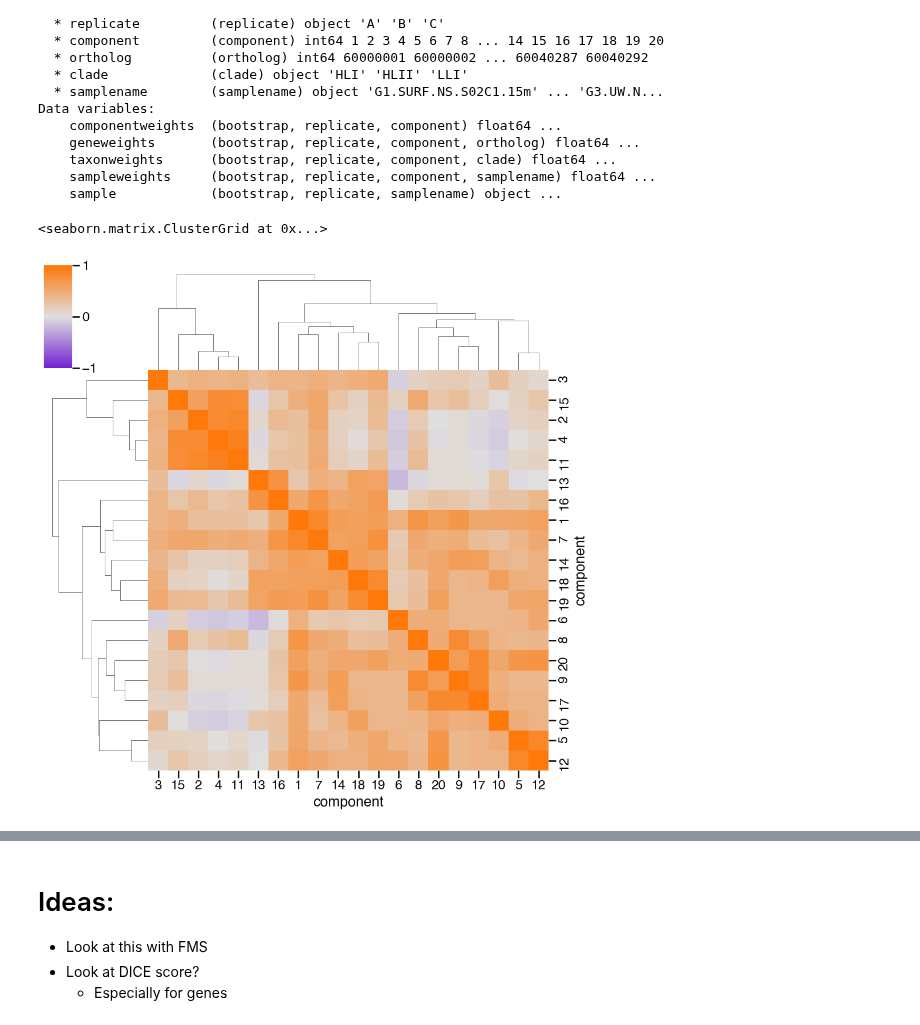
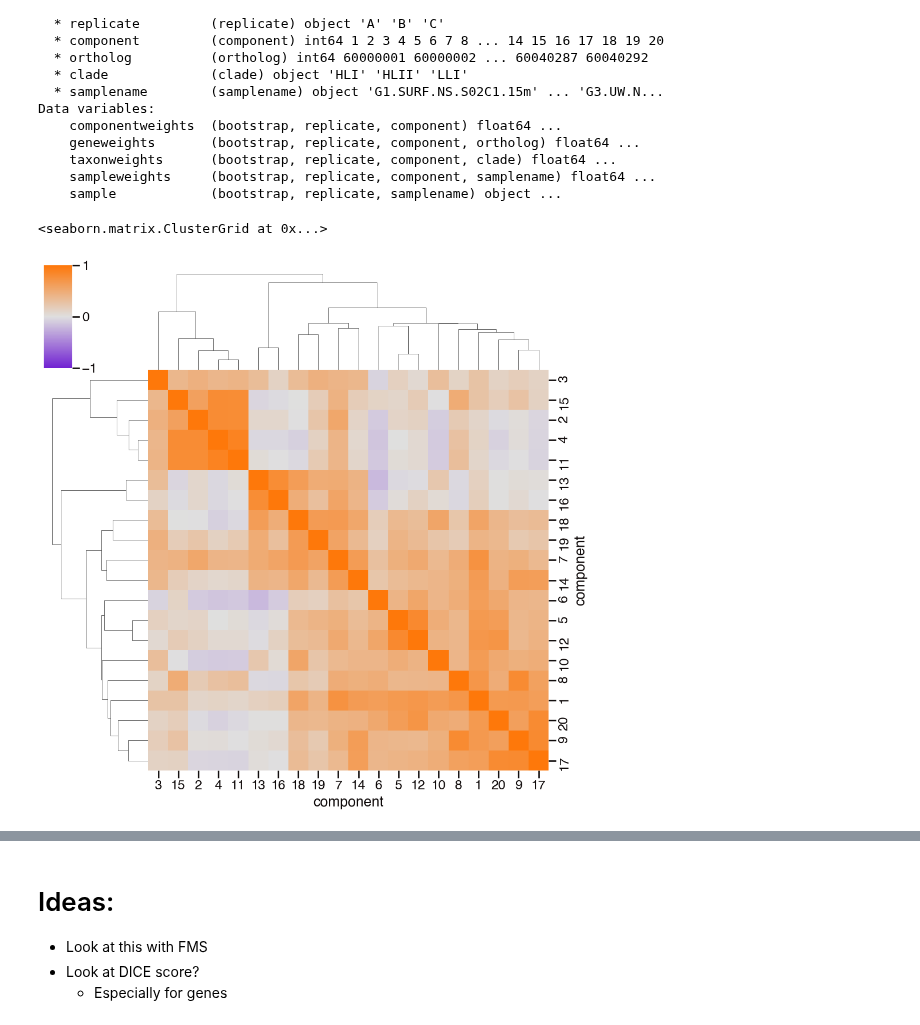
Before and after one commit to blasks/barnacle-manuscript, a Jupyter notebook: figures/6-clusters/cluster-correlation.ipynb, the cells around one changed output, grey strips where cells are left out. Cells and saved outputs as stored; diff of their text form; code cells hidden in the pictures.

```diff
--- a/figures/6-clusters/cluster-correlation.ipynb
+++ b/figures/6-clusters/cluster-correlation.ipynb
@@ -129,27 +134,27 @@ Data variables:
 # %%
 # assemble averaged weight profiles for each mode
 
 cyano = 'pro'
 
-mean_ds = pro_ds.mean(dim=['bootstrap', 'replicate'])
+med_ds = pro_ds.median(dim=['bootstrap', 'replicate'])
 
 weights_df = pd.concat([
-#     mean_ds.geneweights.T.to_pandas(),
-    mean_ds.taxonweights.T.to_pandas(),
-    mean_ds.sampleweights.T.to_pandas()]
+#     med_ds.geneweights.T.to_pandas(),
+    med_ds.taxonweights.T.to_pandas(),
+    med_ds.sampleweights.T.to_pandas()]
 )
 
 # generate correlation matrix
 corr_df = weights_df.corr()
 
 # generate upper triangle mask
 mask = np.triu(np.ones_like(corr_df, dtype=bool))
 
 sns.clustermap(
     corr_df,
 #     mask=mask,
     cmap=div_cmap, vmin=-1, vmax=1, cbar_kws={'shrink': .5}
 )
 # %% [output]
 <seaborn.matrix.ClusterGrid at 0x...>
-[figure, old version]
+[figure, new version]
```
Also changed, not shown: parts of 23 cells of this notebook, 2 other files.
